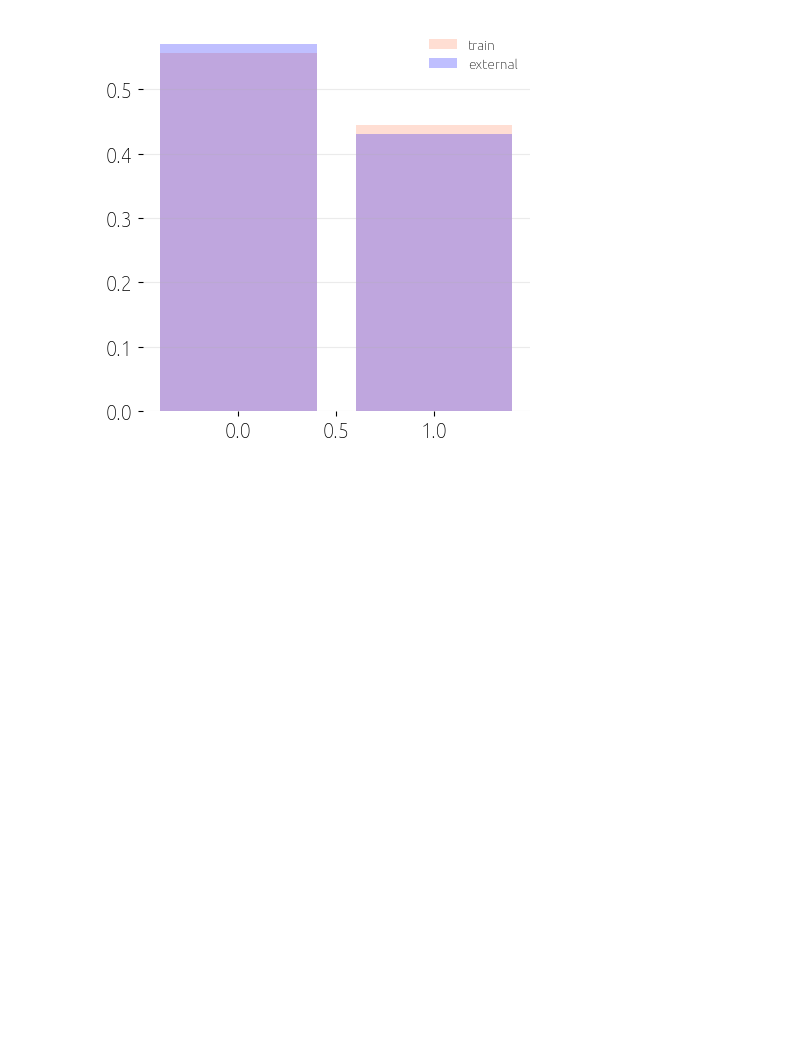
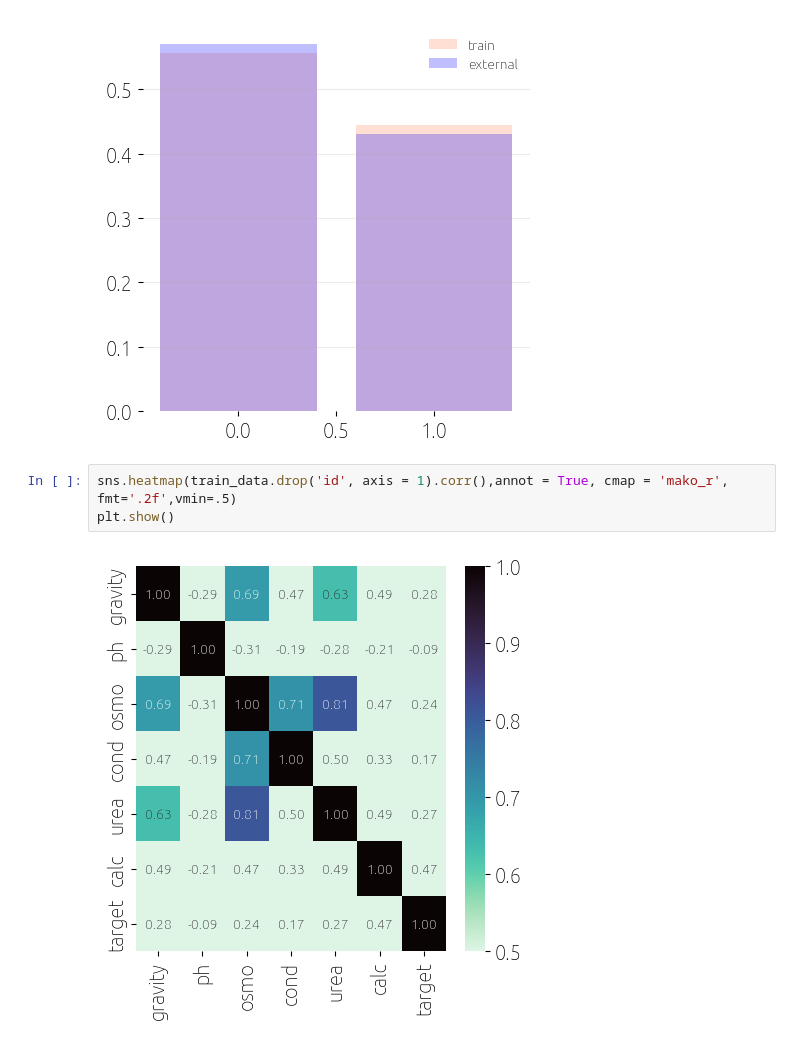
Before and after one commit to tripnv/playgrounds, a Jupyter notebook: 3-12/eda.ipynb, the cells around one changed output. Cells and saved outputs as stored; diff of their text form; blank space fills up the shorter version.

```diff
--- a/3-12/eda.ipynb
+++ b/3-12/eda.ipynb
@@ -162,3 +162,8 @@ plt.box(False)
 plt.grid(.25, axis = 'y')
 # %% [output]
 [figure]
+# %%
+sns.heatmap(train_data.drop('id', axis = 1).corr(),annot = True, cmap = 'mako_r', fmt='.2f',vmin=.5)
+plt.show()
+# %% [output]
+[figure, added]
```
Also changed, not shown: parts of 1 cell of this notebook, 4 other files.
